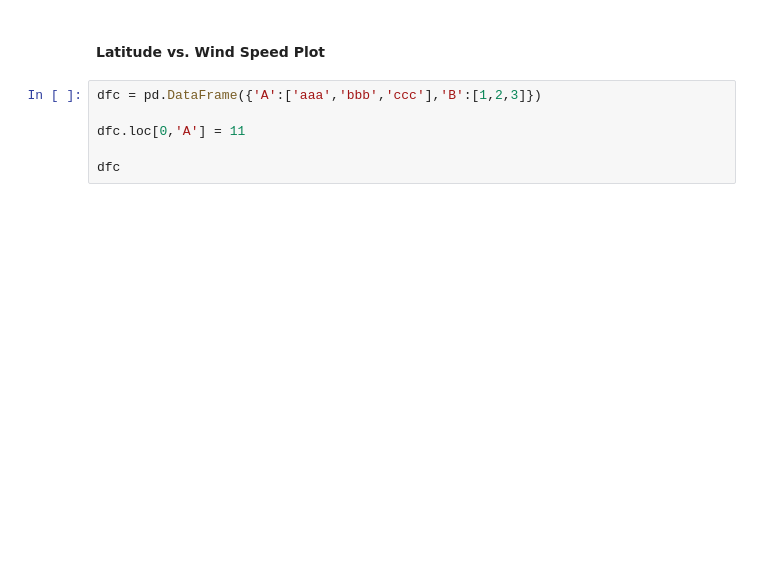
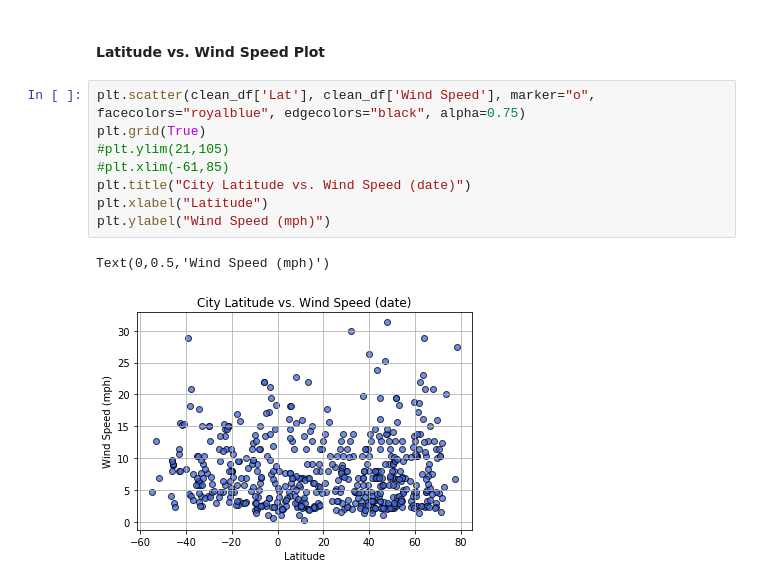
Before and after one commit to reedkm/api-weather, a Jupyter notebook: WeatherPy_Reed.ipynb, the cells around one changed output. Drawn from its saved outputs; the diff is of its cells as text; blank space fills up the shorter version.

```diff
--- a/WeatherPy_Reed.ipynb
+++ b/WeatherPy_Reed.ipynb
@@ -247,8 +286,13 @@ plt.scatter(clean_df['Lat'], clean_df['Max Temp'], marker="o", facecolors="red",
 # %% [markdown]
 #### Latitude vs. Wind Speed Plot
-# %%
-dfc = pd.DataFrame({'A':['aaa','bbb','ccc'],'B':[1,2,3]})
-
-dfc.loc[0,'A'] = 11
-
-dfc
+# %%
+plt.scatter(clean_df['Lat'], clean_df['Wind Speed'], marker="o", facecolors="royalblue", edgecolors="black", alpha=0.75)
+plt.grid(True)
+#plt.ylim(21,105)
+#plt.xlim(-61,85)
+plt.title("City Latitude vs. Wind Speed (date)")
+plt.xlabel("Latitude")
+plt.ylabel("Wind Speed (mph)")
+# %% [output]
+Text(0,0.5,'Wind Speed (mph)')
+[figure, added]
```
Also changed, not shown: parts of 17 cells of this notebook.
